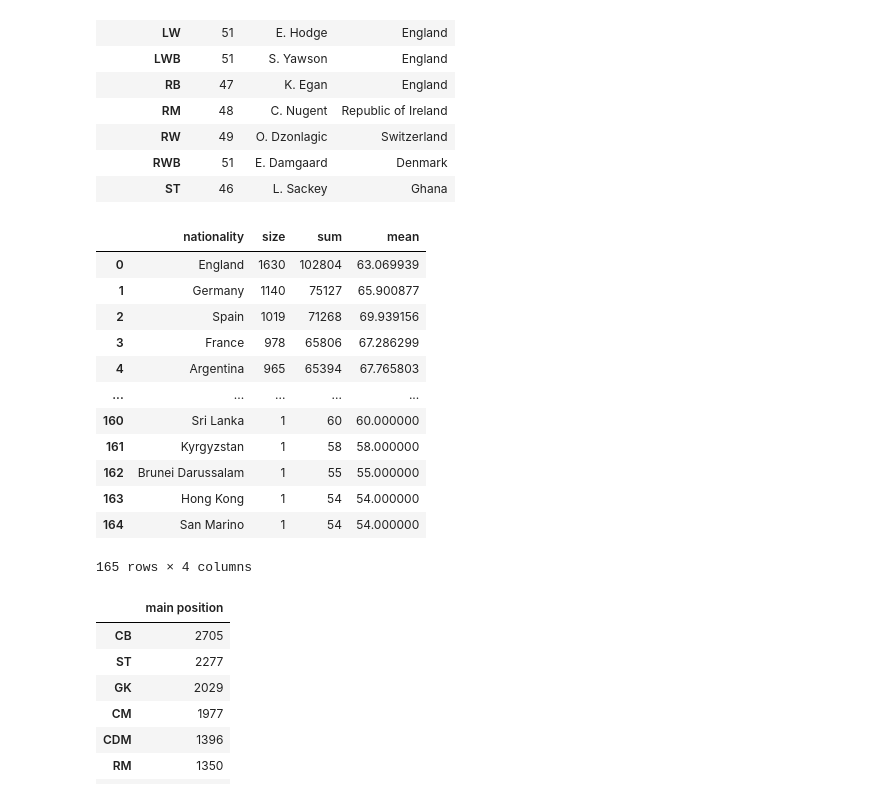
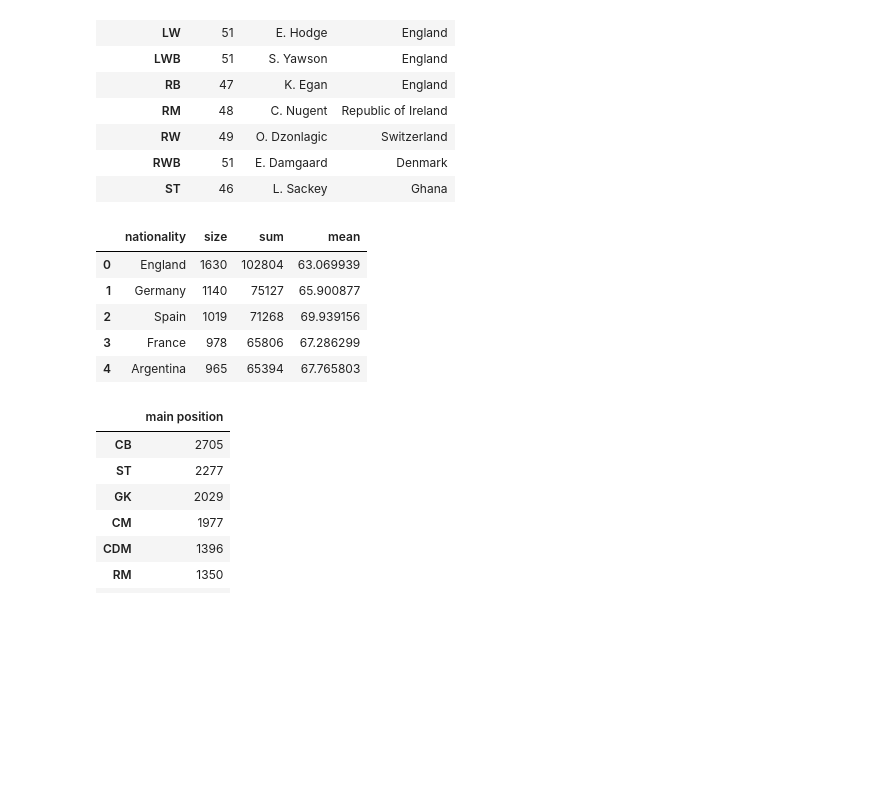
Before and after one commit to imabiodun/fifa-ranking, a Jupyter notebook: fifa-player-ranking.ipynb, the cells around one changed output. Cells and saved outputs as stored; diff of their text form; code cells hidden in the pictures; blank space fills up the shorter version.

```diff
--- a/fifa-player-ranking.ipynb
+++ b/fifa-player-ranking.ipynb
@@ -240,22 +241,15 @@ data_cleaned.groupby(['main position'])[['overall','name','nationality']].last()
 | ST | 46 | L. Sackey | Ghana |
 # %%
 # average of each country's player overall score sorted by size(number of players) and mean of overall score
-country_avg_score = data_cleaned.groupby('nationality')['overall'].agg(['size','sum','mean']).sort_values( by = ['size','mean'], ascending = False).reset_index()
-country_avg_score
+country_avg_score = data_cleaned.groupby('nationality')['overall'].agg(['size','sum','mean']).sort_values( by = ['sum','mean'], ascending = [False, False]).reset_index()
+country_avg_score.head()
 # %% [output]
 |  | nationality | size | sum | mean |
 | 0 | England | 1630 | 102804 | 63.069939 |
 | 1 | Germany | 1140 | 75127 | 65.900877 |
 | 2 | Spain | 1019 | 71268 | 69.939156 |
 | 3 | France | 978 | 65806 | 67.286299 |
 | 4 | Argentina | 965 | 65394 | 67.765803 |
-| ... | ... | ... | ... | ... |
-| 160 | Sri Lanka | 1 | 60 | 60.000000 |
-| 161 | Kyrgyzstan | 1 | 58 | 58.000000 |
-| 162 | Brunei Darussalam | 1 | 55 | 55.000000 |
-| 163 | Hong Kong | 1 | 54 | 54.000000 |
-| 164 | San Marino | 1 | 54 | 54.000000 |
-165 rows × 4 columns
 # %%
 #positions having the highest number of players
 data_cleaned['main position'].value_counts().to_frame()
```
Also changed, not shown: parts of 12 cells of this notebook.
